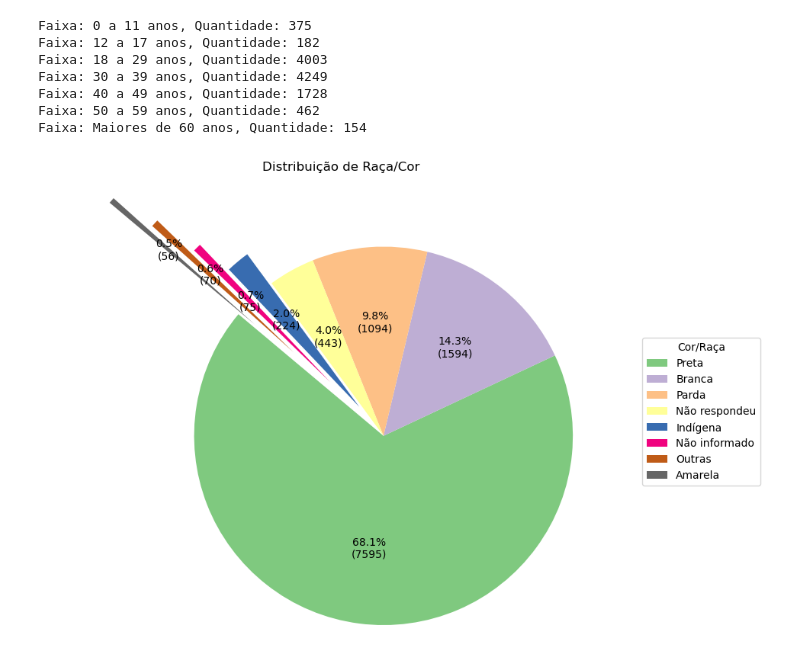
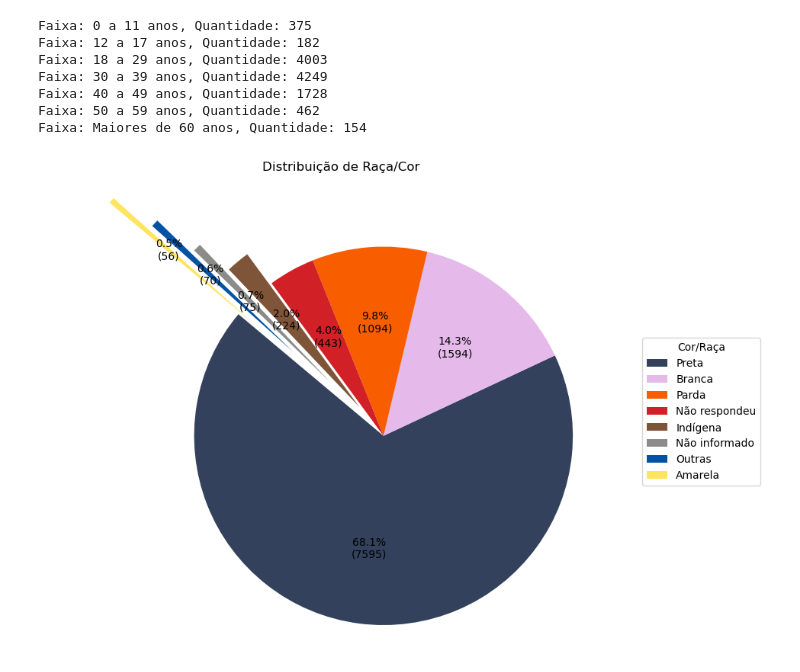
Before and after one commit to VictorHugo11/analise_imigrante, a Jupyter notebook: imigrantes.ipynb, the cells around one changed output. Drawn from its saved outputs; the diff is of its cells as text; code cells hidden in the pictures.

```diff
--- a/imigrantes.ipynb
+++ b/imigrantes.ipynb
@@ -493,7 +493,8 @@ cor_raca_dict = {key[0]: key[1] for key in cor_raca}
 # Criar um DataFrame a partir do dicionário
 df_cor_1 = pd.DataFrame(list(cor_raca_dict.items()), columns=['Cor', 'Quantidade'])
 
-cores_cor_raca = sns.color_palette("Accent")
+cores_cor_raca = ['#33415c', '#E5BAEB', '#f85e00', '#d22027', '#7f5539', '#8b8c89', '#0353a4', '#ffe45e']
+
 
 # Ordenar o DataFrame por 'Quantidade'
 df_cor_1.sort_values(by='Quantidade', ascending=False, inplace=True)
@@ -508,32 +509,32 @@ explode = (0.0, 0.0, 0.0, 0, 0.2, 0.40, 0.65, 0.9)  # Explodir as fatias menores
 
 # Função para formatar o texto
 def formatar_texto(pct, allvals):
     absolute = int(pct/100.*sum(allvals))
     return f'{pct:.1f}%\n({absolute})'
 
 # Plotar o gráfico de pizza
 fig, ax = plt.subplots(figsize=(10, 8))
 wedges, texts, autotexts = ax.pie(df_cor_1['Quantidade'], labels=None, autopct=lambda pct: formatar_texto(pct, df_cor_1['Quantidade']),
                                    startangle=140, colors=cores_cor_raca, explode=explode)
 
 # Definir o título e tornar a proporção do aspecto igual
 plt.title('Distribuição de Raça/Cor')
 plt.axis('equal')
 
 # Definir a cor do texto dentro do gráfico de pizza para preto
 for autotext in autotexts:
     autotext.set_color('black')
 
 # Ajustar a posição dos textos dentro das fatias
 bbox_props = dict(boxstyle="square,pad=0.3", fc="w", ec="k", lw=0.72)
 kw = dict(arrowprops=dict(arrowstyle="-"),
           bbox=bbox_props, zorder=0, va="center")
 
 # Adicionar legenda
 plt.legend(df_cor_1['Cor'], title="Cor/Raça", loc="center left", bbox_to_anchor=(1, 0.5))
 
 # Mostrar o gráfico
 plt.show()
 # %% [output]
-[figure, old version]
+[figure, new version]
 # %%
```
Also changed, not shown: parts of 9 cells of this notebook.
